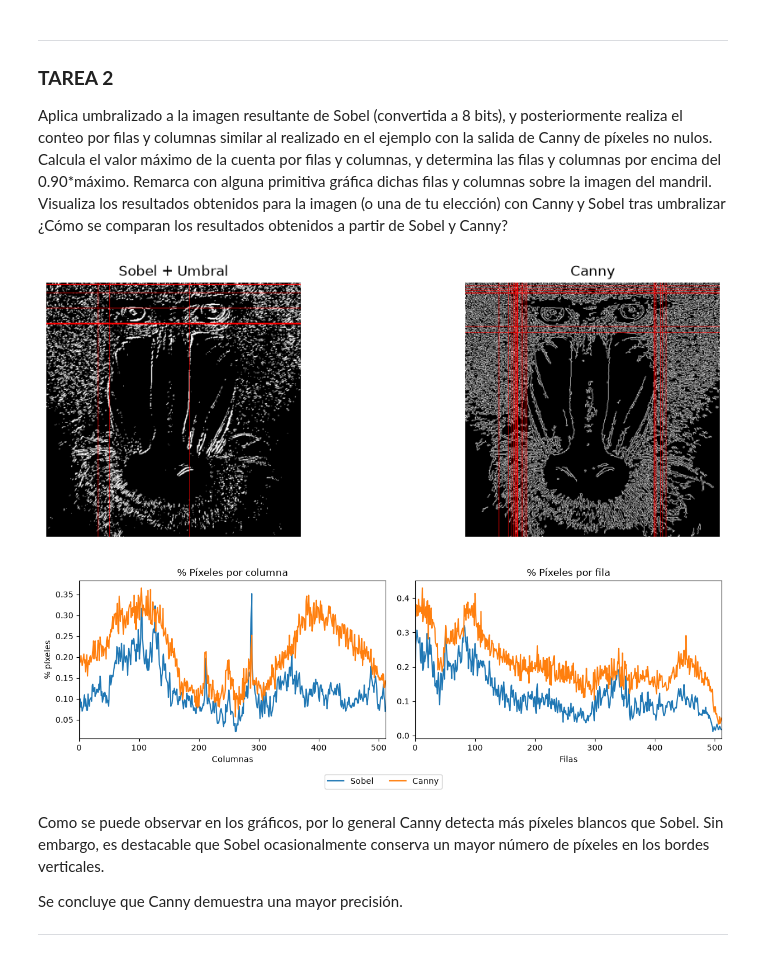
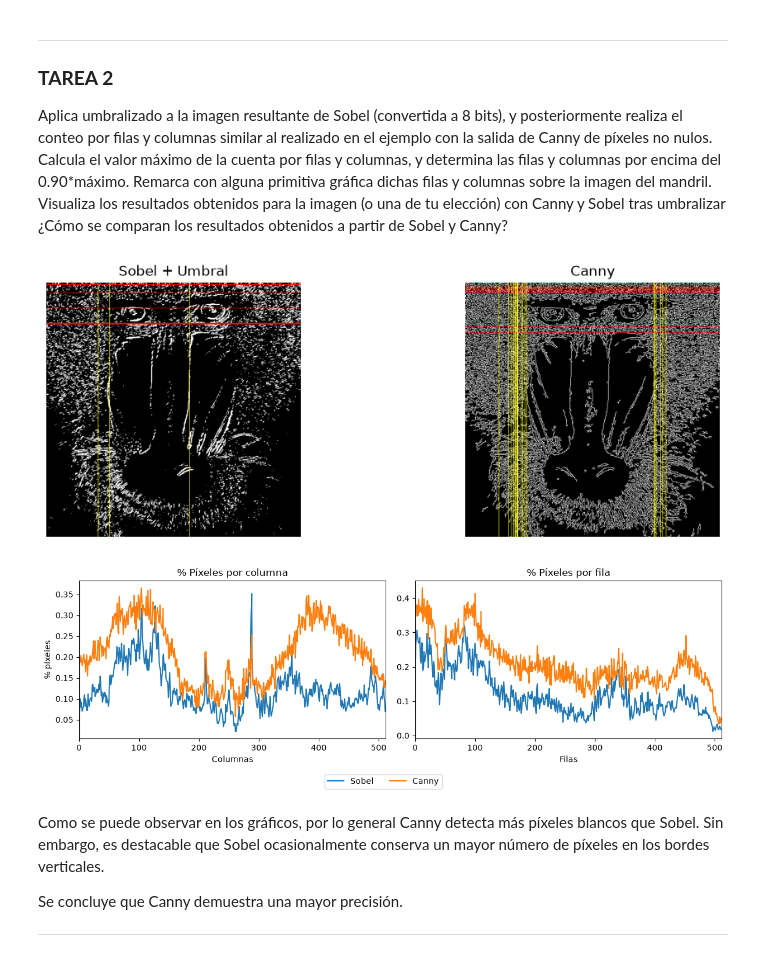
Before and after one commit to jesus-tdd/vc_P2, a Jupyter notebook: VC_P2.ipynb, the cells around one changed output. Drawn from its saved outputs; the diff is of its cells as text; code cells hidden in the pictures.

```diff
--- a/VC_P2.ipynb
+++ b/VC_P2.ipynb
@@ -86,7 +86,7 @@ for y in highlight_rows:
     cv2.line(sobel_rgb, (0, y), (sobel_rgb.shape[1], y), (255, 0, 0))
 
 for x in highlight_cols:
-    cv2.line(sobel_rgb, (x, 0), (x, sobel_rgb.shape[0]), (255, 0, 0))
+    cv2.line(sobel_rgb, (x, 0), (x, sobel_rgb.shape[0]), (255, 255, 0))
 
 
 
@@ -98,7 +98,7 @@ max_value = np.max(cols)
 highlight = np.where(cols > max_value*0.9)[0]
 
 for x in highlight:
-    cv2.line(canny_rgb, (x, 0), (x, canny.shape[0]), (255, 0, 0))
+    cv2.line(canny_rgb, (x, 0), (x, canny.shape[0]), (255, 255, 0))
 
 # ===============================================================
 
@@ -109,34 +109,34 @@ plt.axis("off")
 plt.title("Sobel + Umbral")
 plt.imshow(sobel_rgb)
 
 plt.subplot(1, 2, 2)
 plt.axis("off")
 plt.title("Canny")
 plt.imshow(canny_rgb)
 
 plt.figure(figsize=(12, 4))
 plt.subplot(1, 2, 1)
 plt.title("% Píxeles por columna")
 plt.xlabel("Columnas")
 plt.ylabel("% píxeles")
 plt.plot(cols_sobel, label="Sobel")
 plt.plot(cols, label="Canny")
 plt.xlim([0, sobel_thresh.shape[1]])
 
 plt.subplot(1, 2, 2)
 plt.title("% Píxeles por fila")
 plt.xlabel("Filas")
 plt.ylabel("")
 plt.plot(rows_sobel, label="Sobel")
 plt.plot(rows, label="Canny")
 plt.xlim([0, sobel_thresh.shape[0]])
 
 handles, labels = plt.gca().get_legend_handles_labels()
 plt.figlegend(handles, labels, loc="lower center", ncol=2)
 plt.tight_layout(rect=[0, 0.08, 1, 1])   # deja hueco abajo para la leyenda
 plt.show()
 # %% [output]
-[figure, old version]
+[figure, new version]
 [figure]
 # %% [markdown]
 Como se puede observar en los gráficos, por lo general Canny detecta más píxeles blancos que Sobel.
```
